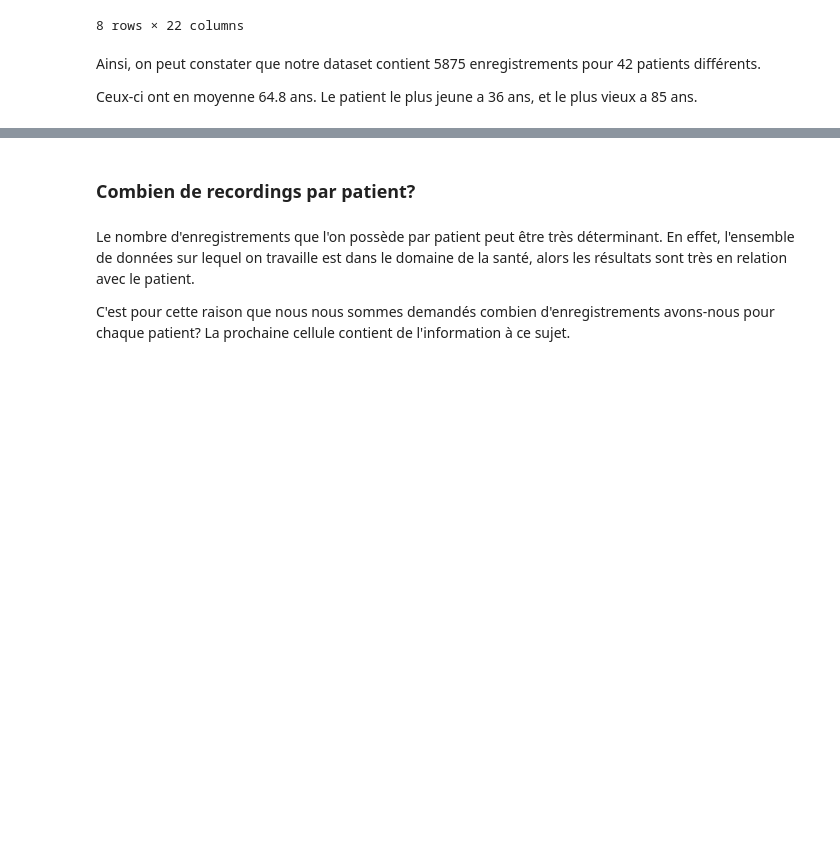
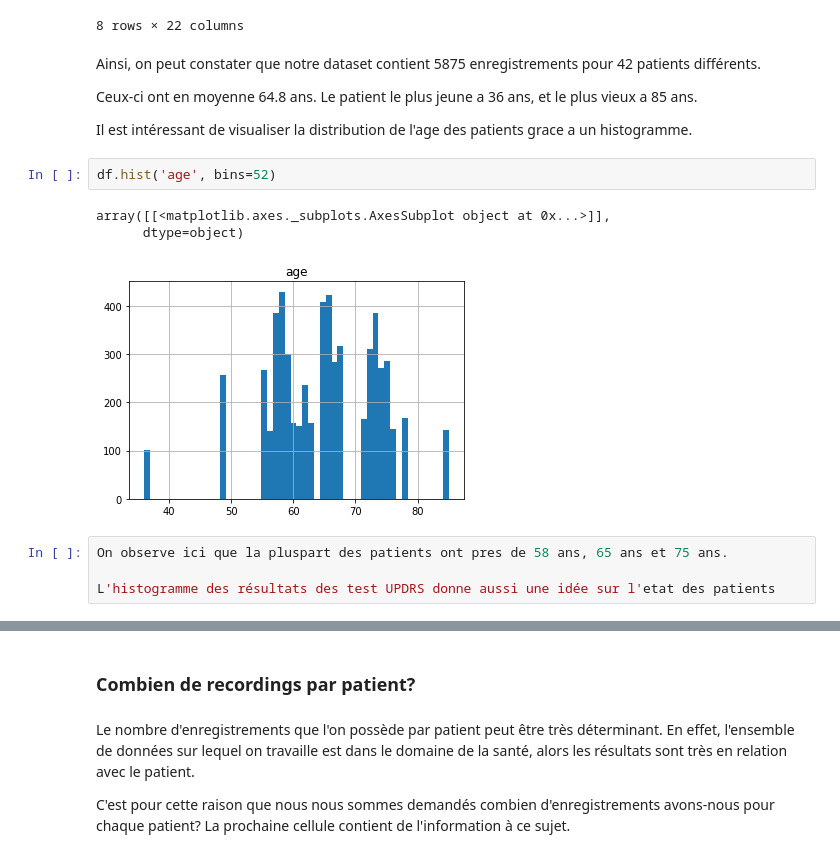
Before and after one commit to Mymoza/DataMining-UPDRS, a Jupyter notebook: UPDRS.ipynb, the cells around one changed output, grey strips where cells are left out. Saved outputs shown, nothing was run; the diff lists cells and outputs as text; blank space fills up the shorter version.

Commit message:
Update UPDRS.ipynb
Ajout d'histogramme sur l'age et le test UPDRS

```diff
--- a/UPDRS.ipynb
+++ b/UPDRS.ipynb
@@ -117,3 +117,15 @@ df.describe()
 Ainsi, on peut constater que notre dataset contient 5875 enregistrements pour 42 patients différents.
 
 Ceux-ci ont en moyenne 64.8 ans. Le patient le plus jeune a 36 ans, et le plus vieux a 85 ans.
+
+Il est intéressant de visualiser la distribution de l'age des patients grace a un histogramme.
+# %%
+df.hist('age', bins=52)
+# %% [output]
+array([[<matplotlib.axes._subplots.AxesSubplot object at 0x...>]],
+      dtype=object)
+[figure, added]
+# %%
+On observe ici que la pluspart des patients ont pres de 58 ans, 65 ans et 75 ans.
+
+L'histogramme des résultats des test UPDRS donne aussi une idée sur l'etat des patients
```
Also changed, not shown: parts of 4 cells of this notebook.
